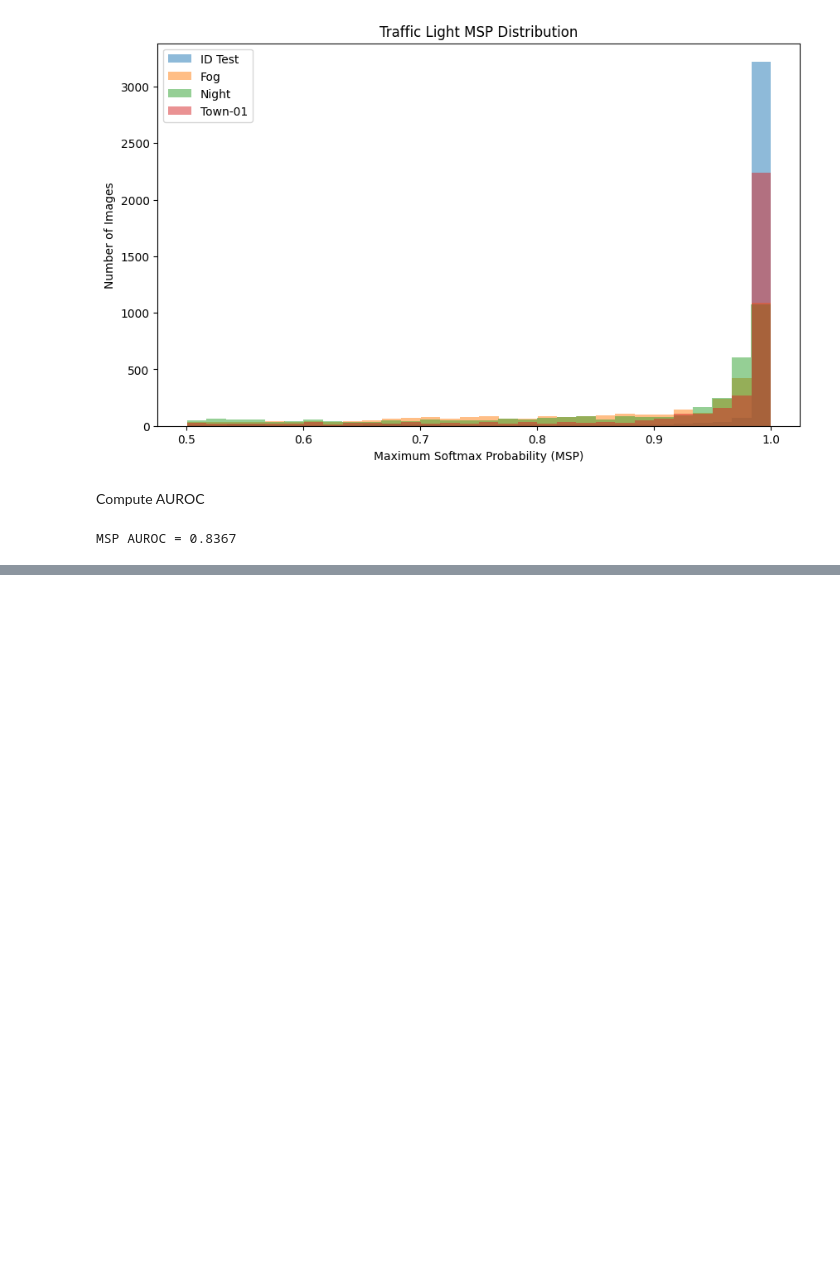
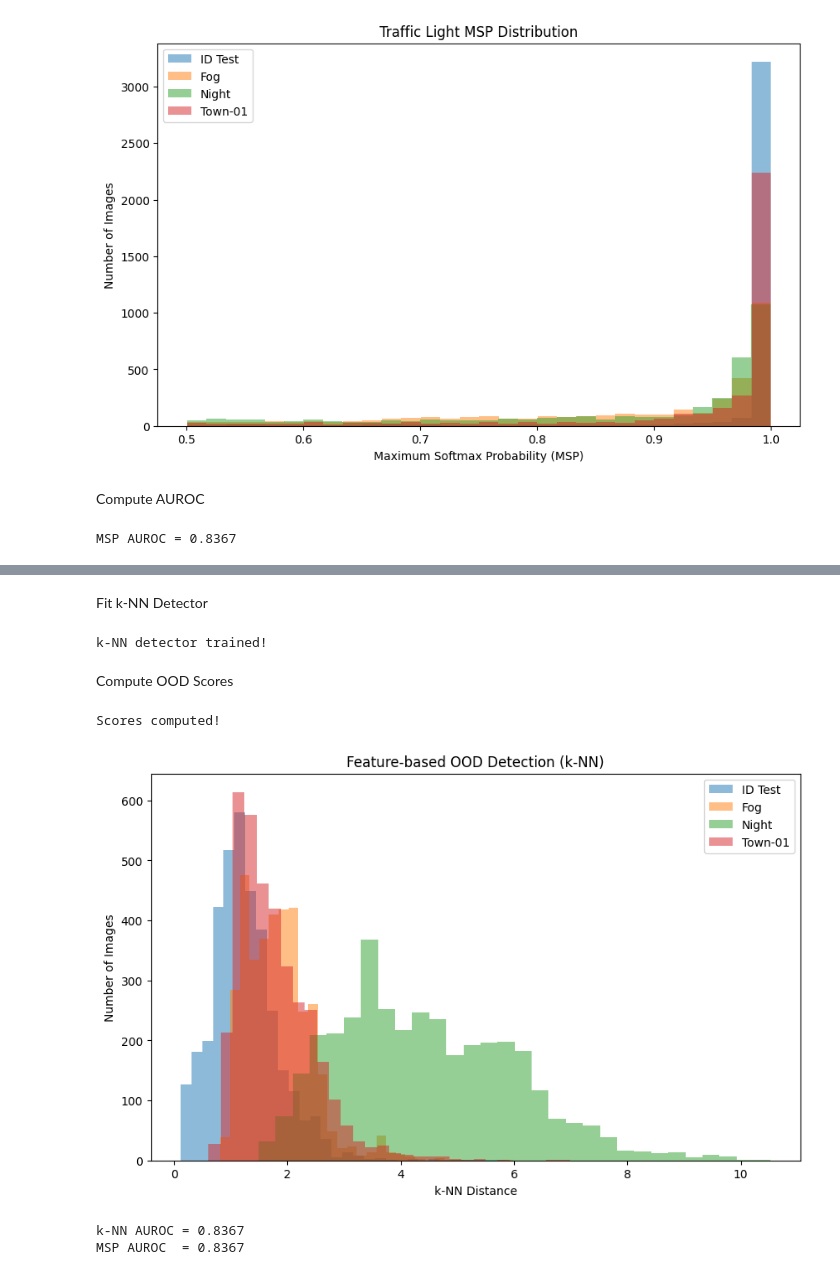
Before and after one commit to vinitdarji16/MLS-Exercise, a Jupyter notebook: MLS_exercises3_final.ipynb, the cells around one changed output, grey strips where cells are left out. Cells and saved outputs as stored; diff of their text form; code cells hidden in the pictures; blank space fills up the shorter version.

```diff
--- a/MLS_exercises3_final.ipynb
+++ b/MLS_exercises3_final.ipynb
@@ -953,0 +990,78 @@ MSP AUROC = 0.8367
+# %% [markdown]
+Fit k-NN Detector
+# %%
+from sklearn.neighbors import NearestNeighbors
+
+knn = NearestNeighbors(
+    n_neighbors=5,
+    metric="euclidean"
+)
+
+knn.fit(train_features)
+
+print("k-NN detector trained!")
+# %% [output]
+k-NN detector trained!
+# %% [markdown]
+Compute OOD Scores
+# %%
+def knn_scores(features):
+    distances, _ = knn.kneighbors(features)
+    return distances.mean(axis=1)
+
+id_knn = knn_scores(id_features)
+fog_knn = knn_scores(fog_features)
+night_knn = knn_scores(night_features)
+town_knn = knn_scores(town_features)
+
+print("Scores computed!")
+# %% [output]
+Scores computed!
+# %%
+#Plot Score Distribution
+
+import matplotlib.pyplot as plt
+
+plt.figure(figsize=(10,6))
+
+plt.hist(id_knn, bins=30, alpha=0.5, label="ID Test")
+plt.hist(fog_knn, bins=30, alpha=0.5, label="Fog")
+plt.hist(night_knn, bins=30, alpha=0.5, label="Night")
+plt.hist(town_knn, bins=30, alpha=0.5, label="Town-01")
+
+plt.xlabel("k-NN Distance")
+plt.ylabel("Number of Images")
+plt.title("Feature-based OOD Detection (k-NN)")
+plt.legend()
+
+plt.show()
+# %% [output]
+[figure, added]
+# %%
+#Compute AUROC
+
+from sklearn.metrics import roc_auc_score
+
+ood_scores = np.concatenate([
+    fog_knn,
+    night_knn,
+    town_knn
+])
+
+id_labels = np.zeros(len(id_knn))
+ood_labels = np.ones(len(ood_scores))
+
+labels = np.concatenate([id_labels, ood_labels])
+
+scores = np.concatenate([
+    id_knn,
+    ood_scores
+])
+
+auroc_knn = roc_auc_score(labels, scores)
+
+print(f"k-NN AUROC = {auroc_knn:.4f}")
+print(f"MSP AUROC  = {auroc:.4f}")
+# %% [output]
+k-NN AUROC = 0.8367
+MSP AUROC  = 0.8367
```
Also changed, not shown: parts of 2 cells of this notebook.
